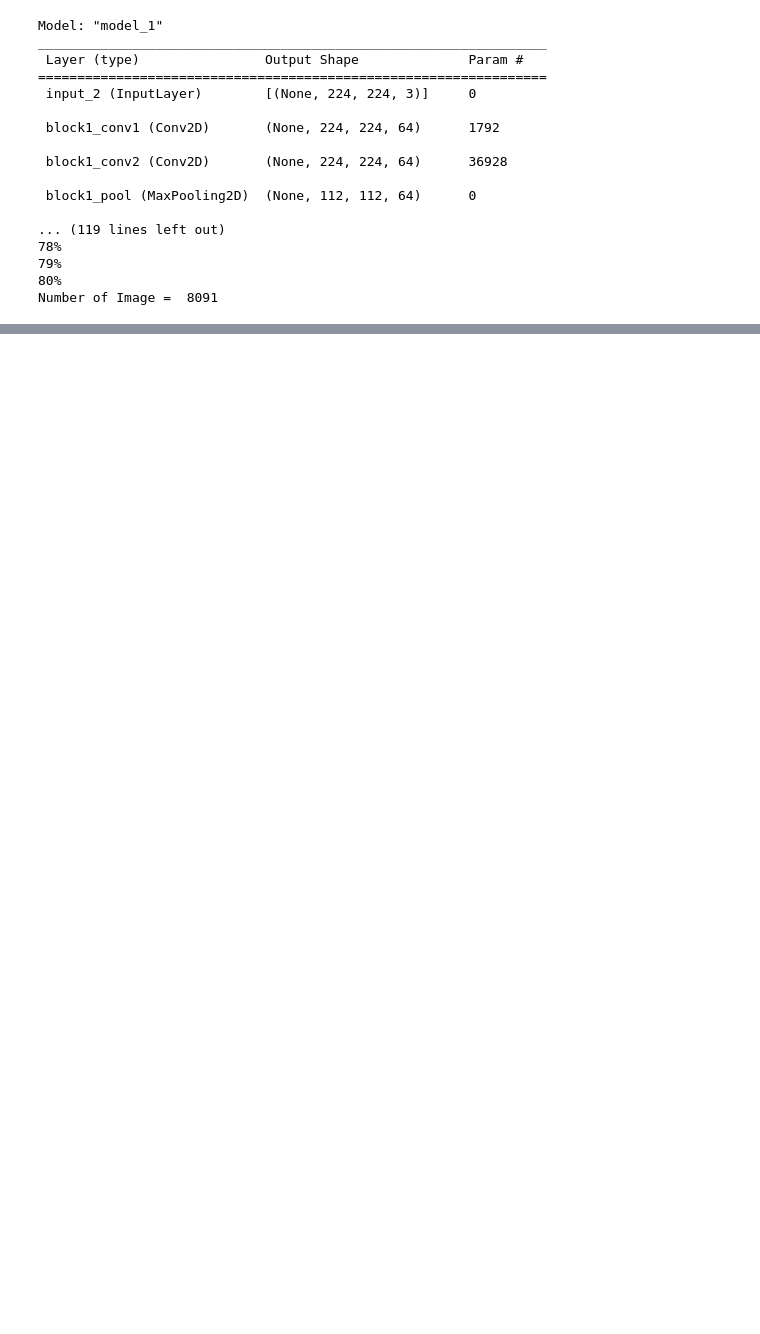
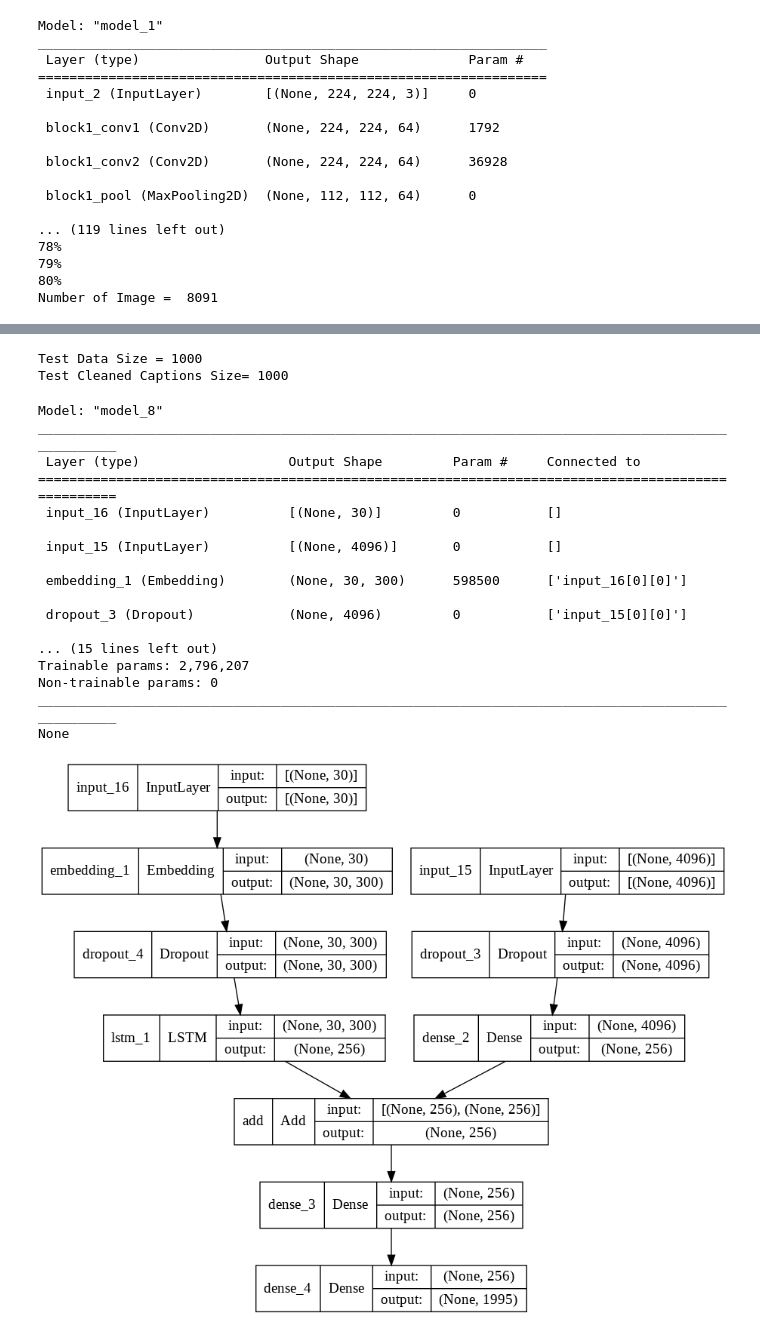
Before and after one commit to asadian98/Deep-Learning-Course-EE25647, a Jupyter notebook: HW3/HW3_Q3.ipynb, the cells around one changed output, grey strips where cells are left out. Saved outputs shown, nothing was run; the diff lists cells and outputs as text; code cells hidden in the pictures; blank space fills up the shorter version.

```diff
--- a/HW3/HW3_Q3.ipynb
+++ b/HW3/HW3_Q3.ipynb
@@ -152,13 +156,26 @@ file.close()
 # %%
 from collections import Counter
 
-def to_vocabulary(captions):
+def to_vocabulary_save_cleaned_captions_and_plot(captions):
   cap_list = []
   for key in captions.keys():
     for j in range(5):
       cap_list.extend(captions[key][j].split())
   my_list = Counter(cap_list)
   vocab_list = [d for d in my_list.keys() if my_list[d] >= 10]
+
+  vocabset = set(vocab_list)
+
+  lines = list()
+  for key in captions.keys():
+    for j in range(5):
+      cap_ls = captions[key][j].split()
+      cap = ' '.join([word for word in cap_ls if (word in vocabset)])
+      lines.append(key + ' ' + cap)
+  data = '\n'.join(lines)
+  file = open('clean_captions.txt', 'w')
+  file.write(data)
+  file.close()
 
   # Get top 20 words by frequency.
   vals = sorted(my_list.items(),key=lambda x:x[1],reverse=True)
@@ -170,7 +187,7 @@ def to_vocabulary(captions):
   return set(vocab_list)
 
 # summarize vocabulary
-vocabulary = to_vocabulary(image_path_to_caption)
+vocabulary = to_vocabulary_save_cleaned_captions_and_plot(image_path_to_caption)
 print('Vocabulary Size = ', len(vocabulary))
 # %% [output]
 Vocabulary Size =  1994
@@ -270,0 +309,20 @@ Number of Image =  8091
+# %%
+# Load Test Data
+filename = 'Flickr_8k.testImages.txt'
+file = open(filename, 'r')
+doc = file.read()
+file.close()
+dataset = list()
+for line in doc.split('\n'):
+  # one line has len < 1
+  if len(line) < 1:
+    continue
+  identifier = line.split('.')[0]
+  dataset.append(identifier)
+test = set(dataset)
+print('Test Data Size =', len(test))
+test_captions = load_captions_cleaned('clean_captions.txt', test)
+print('Test Cleaned Captions Size=', len(test_captions))
+# %% [output]
+Test Data Size = 1000
+Test Cleaned Captions Size= 1000
@@ -270,0 +405,41 @@ Number of Image =  8091
+# %%
+from tensorflow.keras.utils import plot_model
+from tensorflow.keras.layers import LSTM, Dense, Input, Dropout
+from keras.layers.merge import add
+
+inputs1 = Input(shape=(4096,))
+fe1 = Dropout(0.5)(inputs1)
+fe2 = Dense(256, activation='relu')(fe1)
+
+inputs2 = Input(shape=(maxCapSize,))
+se1 = tf.keras.layers.Embedding(vocab_size, 300, mask_zero=True)(inputs2)
+se2 = Dropout(0.5)(se1)
+se3 = LSTM(256)(se2)
+
+decoder1 = add([fe2, se3])
+decoder2 = Dense(256, activation='relu')(decoder1)
+outputs = Dense(vocab_size, activation='softmax')(decoder2)
+model = Model(inputs=[inputs1, inputs2], outputs=outputs)
+model.compile(loss='categorical_crossentropy', optimizer='adam')
+
+print(model.summary())
+plot_model(model, to_file='model.png', show_shapes=True)
+# %% [output]
+Model: "model_8"
+__________________________________________________________________________________________________
+ Layer (type)                   Output Shape         Param #     Connected to
+==================================================================================================
+ input_16 (InputLayer)          [(None, 30)]         0           []
+
+ input_15 (InputLayer)          [(None, 4096)]       0           []
+
+ embedding_1 (Embedding)        (None, 30, 300)      598500      ['input_16[0][0]']
+
+ dropout_3 (Dropout)            (None, 4096)         0           ['input_15[0][0]']
+
+... (15 lines left out)
+Trainable params: 2,796,207
+Non-trainable params: 0
+__________________________________________________________________________________________________
+None
+[figure, added]
```
Also changed, not shown: parts of 20 cells of this notebook.
